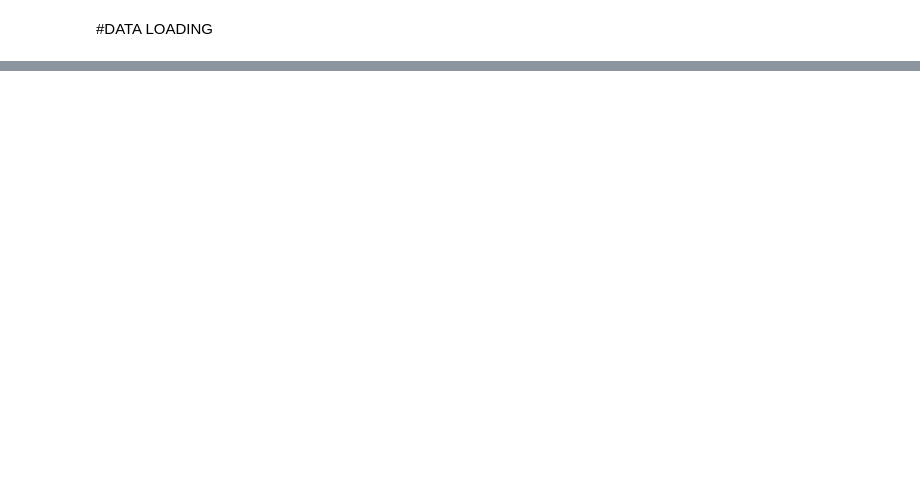
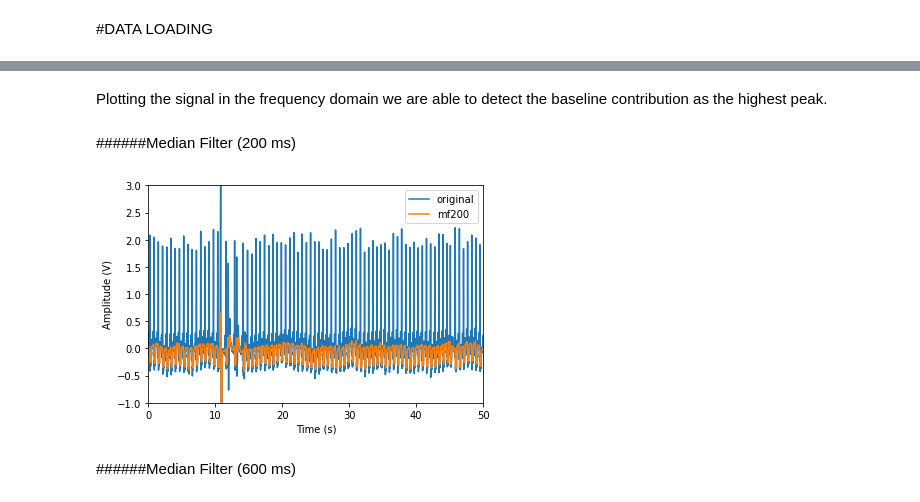
Before and after one commit to alice202122/AI_PROJECT, a Jupyter notebook: AI_Assignment.ipynb, the cells around one changed output, grey strips where cells are left out. Cells and saved outputs as stored; diff of their text form; code cells hidden in the pictures; blank space fills up the shorter version.

```diff
--- a/AI_Assignment.ipynb
+++ b/AI_Assignment.ipynb
@@ -139,0 +202,7 @@ plt.show()
+# %%
+ECGs128_up = []                                      # list initialization
+ECG = 0
+for patient in range(len(ECGs_128)):                 # scrolls patient by patient
+  ECG_128 = data[patient][ECG]                       # both ECG leads
+  ECG128_up = upsampling(ECG_128, 128, 250)[2]       # ECG upsampled
+  ECGs128_up.append(ECG128_up)                       # store ECGs upsampled in a list
@@ -139,0 +263,16 @@ plt.show()
+# %% [markdown]
+Plotting the signal in the frequency domain we are able to detect the baseline contribution as the highest peak.
+# %% [markdown]
+######Median Filter (200 ms)
+# %%
+ECG_mf200 = signal.medfilt(ECG, 51)    # kernel_size = 200ms*250Hz = 50 samples (+1 the one being filtered)
+plt.plot(time_vec, ECG, time_vec, ECG_mf200)
+plt.axis([0, 50, -1, 3])
+plt.legend(['original', 'mf200'], loc='best')
+plt.xlabel('Time (s)')
+plt.ylabel('Amplitude (V)')
+plt.show()
+# %% [output]
+[figure, added]
+# %% [markdown]
+######Median Filter (600 ms)
```
Also changed, not shown: parts of 101 cells of this notebook.
